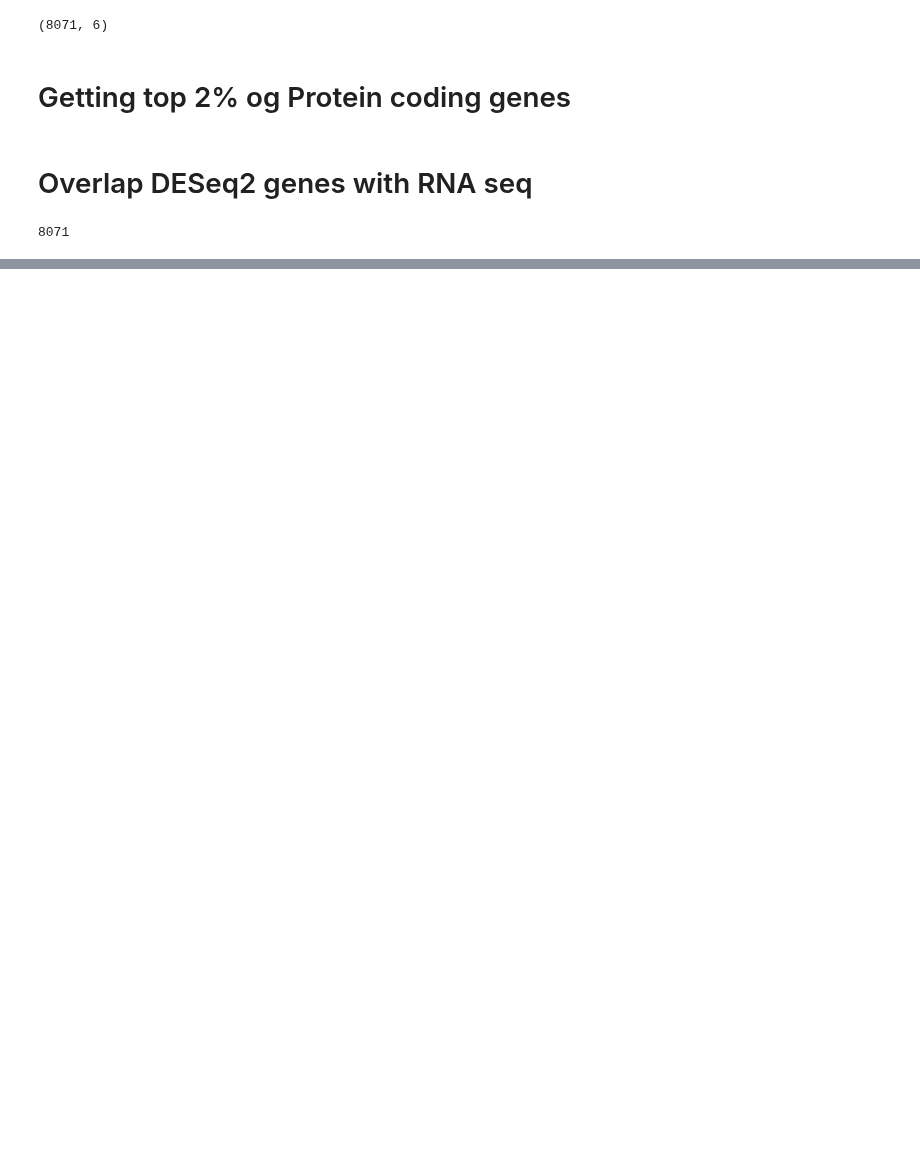
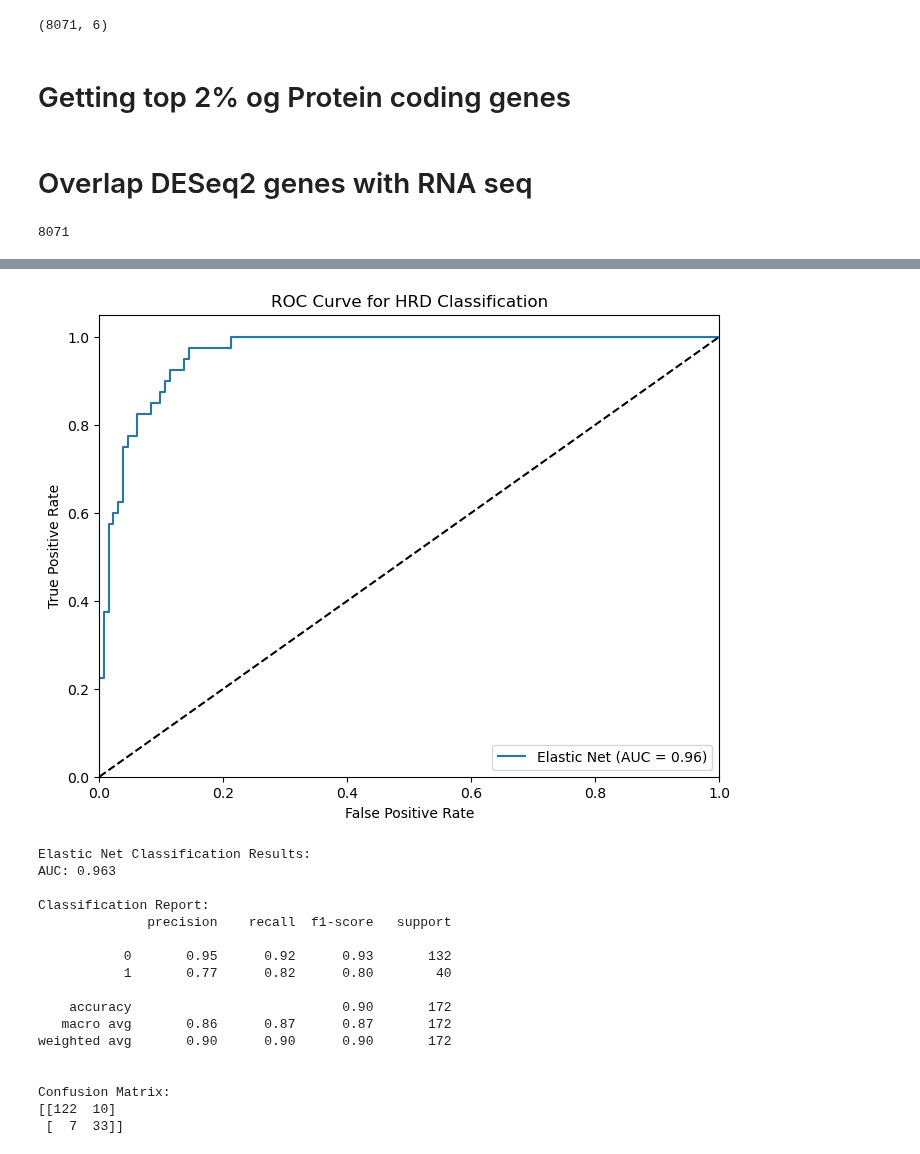
Before and after one commit to l1joseph/Multiscale_HRD_Classifier, a Jupyter notebook: prelim_analysis/BinaryModel_lightweight.ipynb, the cells around one changed output, grey strips where cells are left out. Saved outputs shown, nothing was run; the diff lists cells and outputs as text; code cells hidden in the pictures; blank space fills up the shorter version.

```diff
--- a/prelim_analysis/BinaryModel_lightweight.ipynb
+++ b/prelim_analysis/BinaryModel_lightweight.ipynb
@@ -10,14 +10,14 @@ from sklearn.linear_model import LinearRegression
 # ***Initial Data import: RNA-seq, HRD scores, BRCA annotations***
 # %%
 # Load the FPKM RNA-seq data
-rnaseq_df = pd.read_csv('../data/tcga.brca.rnaseq.unstranded.fpkm.counts.matrix.txt', sep='\t', index_col=0)
+rnaseq_df = pd.read_csv('data/tcga.brca.rnaseq.unstranded.fpkm.counts.matrix.txt', sep='\t', index_col=0)
 # rnaseq_df = pd.read_csv("data/Deconvo2.csv", sep = ',', index_col=0)
 print(rnaseq_df.shape)
 # Load the HRD score data
-hrd_df = pd.read_excel('../data/tcga.hrdscore.xlsx')
+hrd_df = pd.read_excel('data/tcga.hrdscore.xlsx')
 
 # Load the BRCA status data
-brca_df = pd.read_csv('../data/toga.breast.brca.status.txt', sep='\t', index_col=0)
+brca_df = pd.read_csv('data/toga.breast.brca.status.txt', sep='\t', index_col=0)
 brca_df.index = brca_df.index.str.replace('.', '-')
 # %% [output]
 (1231, 60663)
@@ -567,0 +480,21 @@ Confusion Matrix:
+# %%
+results =  main(common_de_genes, softLabel_metadata['HRD_status_base'])
+# %% [output]
+[figure, added]
+Elastic Net Classification Results:
+AUC: 0.963
+
+Classification Report:
+              precision    recall  f1-score   support
+
+           0       0.95      0.92      0.93       132
+           1       0.77      0.82      0.80        40
+
+    accuracy                           0.90       172
+   macro avg       0.86      0.87      0.87       172
+weighted avg       0.90      0.90      0.90       172
+
+
+Confusion Matrix:
+[[122  10]
+ [  7  33]]
```
Also changed, not shown: parts of 3 cells of this notebook, 1 other file.
